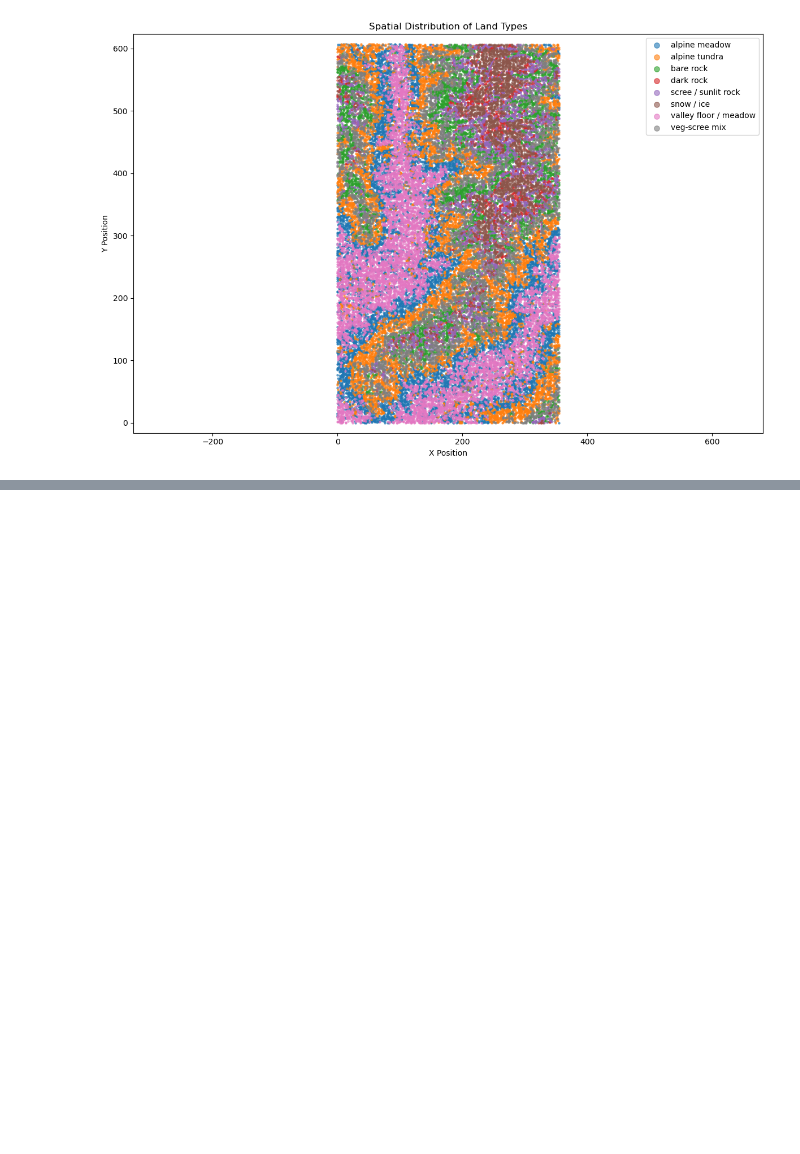
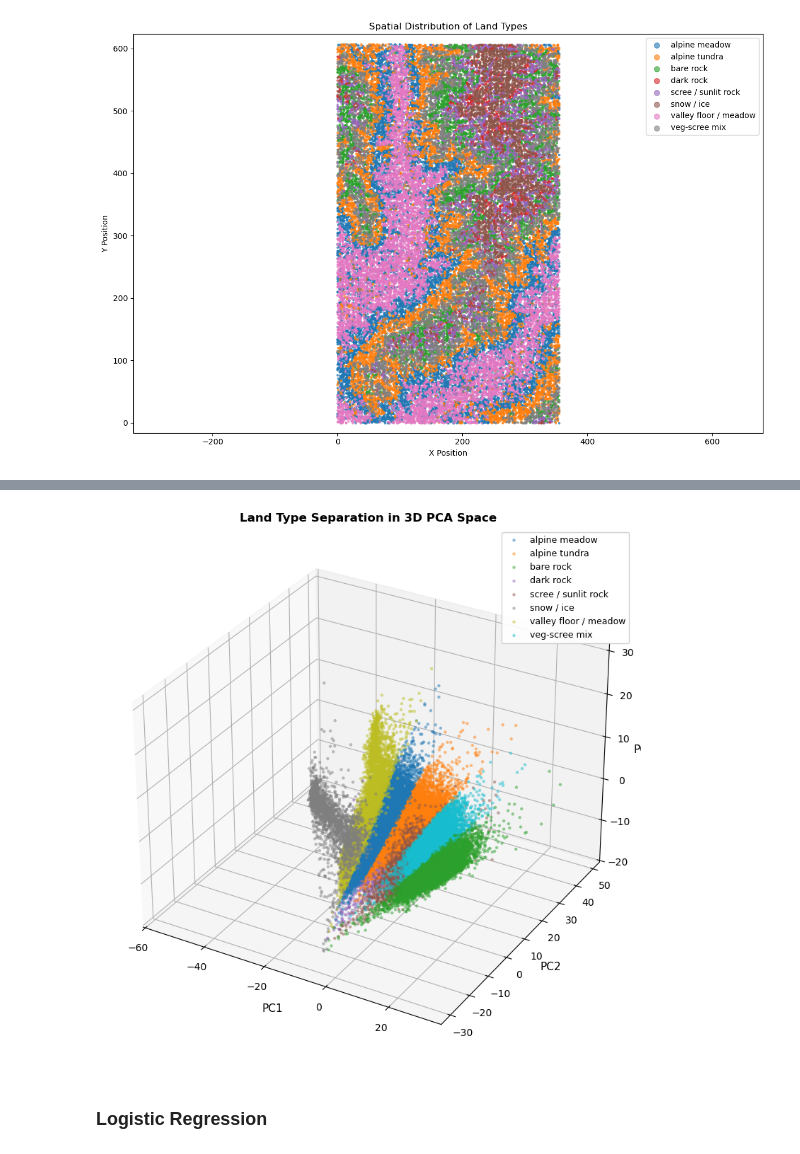
Before and after one commit to Dhruv-baner/st443-group-project, a Jupyter notebook: notebooks/task_1.ipynb, the cells around one changed output, grey strips where cells are left out. Cells and saved outputs as stored; diff of their text form; code cells hidden in the pictures; blank space fills up the shorter version.

```diff
--- a/notebooks/task_1.ipynb
+++ b/notebooks/task_1.ipynb
@@ -232,0 +449,30 @@ plt.show()
+# %%
+
+from mpl_toolkits.mplot3d import Axes3D
+
+# Create 3D scatter plot
+fig = plt.figure(figsize=(12, 8))
+ax = fig.add_subplot(111, projection='3d')
+
+# Get unique classes
+classes = np.unique(y_train)
+colors = plt.cm.tab10(np.linspace(0, 1, len(classes)))
+
+# Plot each class
+for idx, class_label in enumerate(classes):
+    mask = y_train == class_label
+    ax.scatter(X_train_pca[mask, 0], X_train_pca[mask, 1], X_train_pca[mask, 2],
+               c=[colors[idx]], label=le.classes_[class_label],
+               alpha=0.5, s=10, edgecolors='none')
+
+ax.set_xlabel('PC1', fontsize=11)
+ax.set_ylabel('PC2', fontsize=11)
+ax.set_zlabel('PC3', fontsize=11)
+ax.set_title('Land Type Separation in 3D PCA Space', fontsize=12, fontweight='bold')
+ax.legend(loc='best', framealpha=0.9, fontsize=9)
+plt.tight_layout()
+plt.show()
+# %% [output]
+[figure, added]
+# %% [markdown]
+### **Logistic Regression**
```
Also changed, not shown: parts of 21 cells of this notebook.
